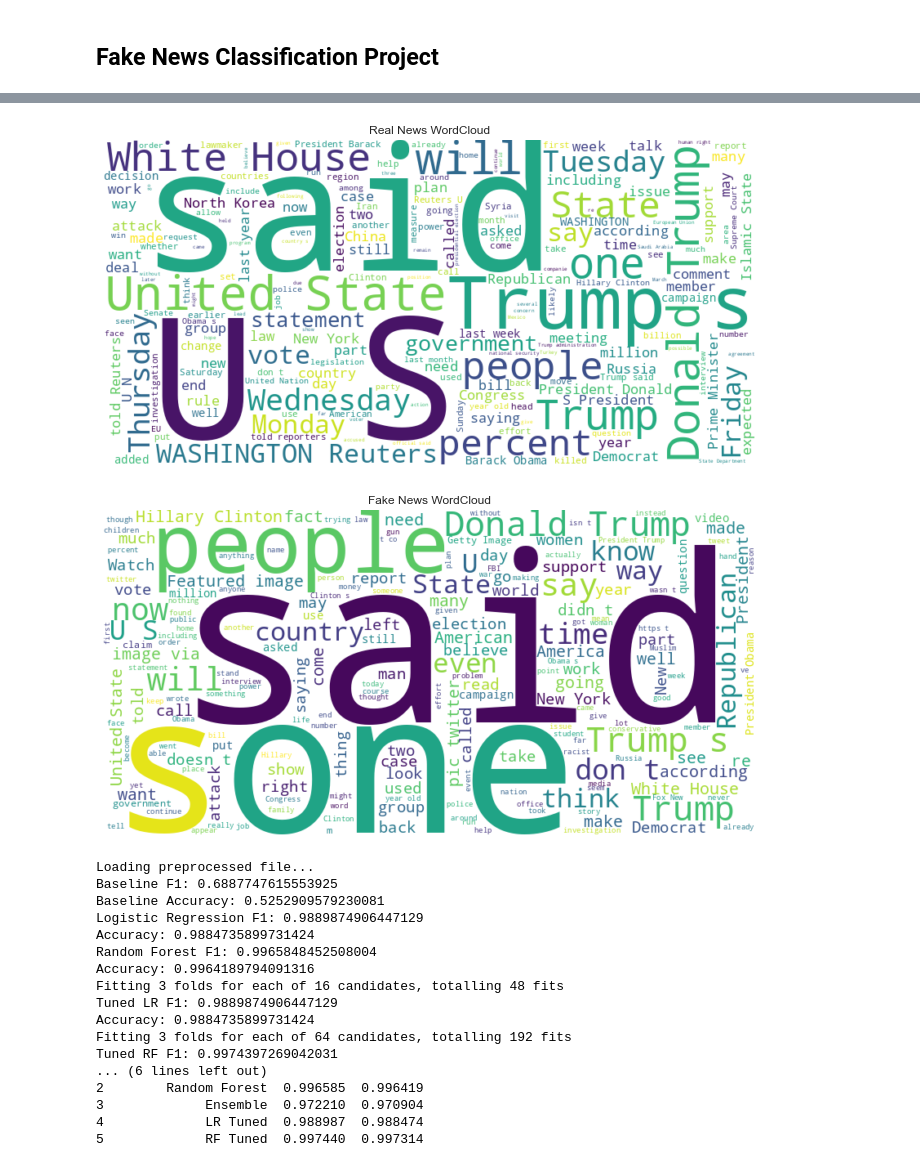
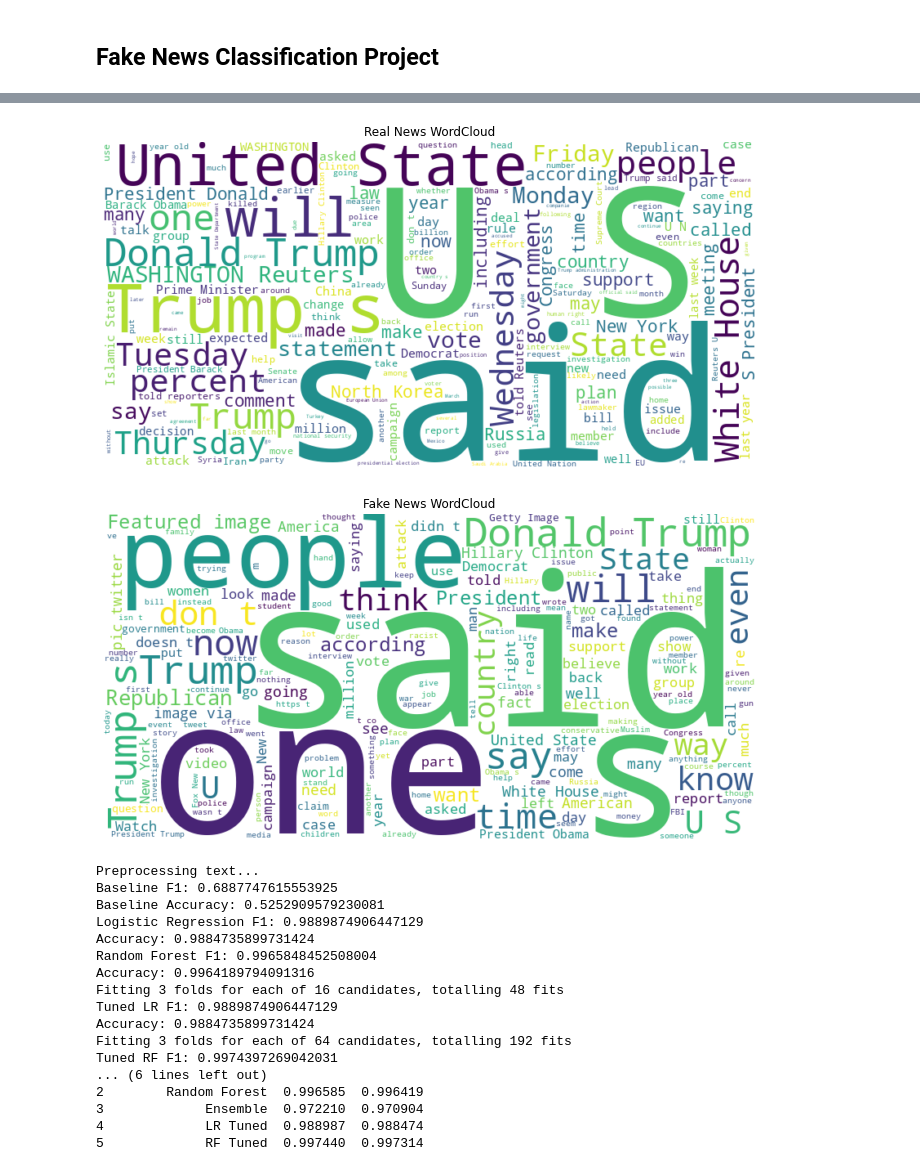
Before and after one commit to LiubovRev/Fake-News-Detector, a Jupyter notebook: FINAL_PROJECT/fake news classification project.ipynb, the cells around one changed output, grey strips where cells are left out. Cells and saved outputs as stored; diff of their text form; code cells hidden in the pictures.

```diff
--- a/FINAL_PROJECT/fake news classification project.ipynb
+++ b/FINAL_PROJECT/fake news classification project.ipynb
@@ -49,7 +49,7 @@ nltk.download('wordnet', quiet=True)
 # 1. Load and Explore Data
 # =========================
 CSV_PATH = '/home/liubov/Téléchargements/fake_news_full_data.csv'
-PREPROCESSED_FILE = Path("df_preprocessed.csv")
+PREPROCESSED_FILE = Path("df_preprocessed.parquet")
 
 df = pd.read_csv(CSV_PATH)
 
@@ -119,10 +119,10 @@ if not PREPROCESSED_FILE.exists():
     df['text_clean'] = df['text'].apply(preprocess_text)
     df['title_clean'] = df['title'].apply(preprocess_text)
     df['combined_text'] = df['title_clean'] + " " + df['text_clean']
-    df.to_csv(PREPROCESSED_FILE, index=False)
+    df.to_parquet(PREPROCESSED_FILE, index=False)
 else:
     print("Loading preprocessed file...")
-    df = pd.read_csv(PREPROCESSED_FILE)
+    df = pd.read_parquet(PREPROCESSED_FILE)
 
 # =========================
 # 4. Train-Test Split
@@ -288,6 +288,6 @@ Name: count, dtype: int64
-[figure, old version]
+[figure, new version]
-[figure, old version]
+[figure, new version]
-Loading preprocessed file...
+Preprocessing text...
 Baseline F1: 0.6887747615553925
 Baseline Accuracy: 0.5252909579230081
 Logistic Regression F1: 0.9889874906447129
```
Also changed, not shown: parts of 2 cells of this notebook.
